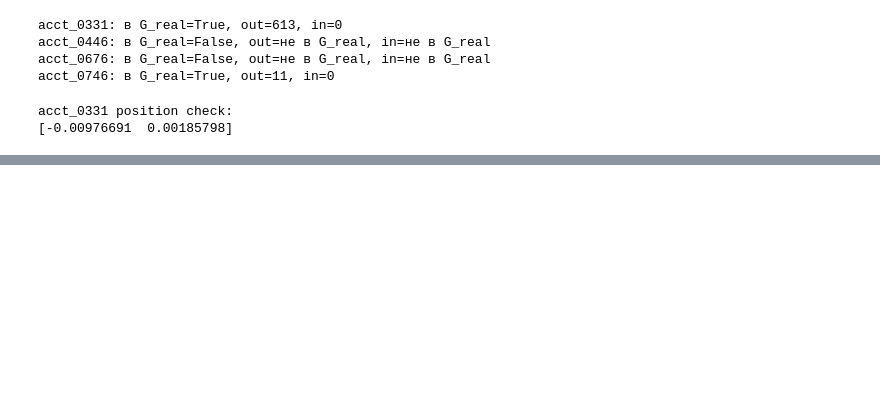
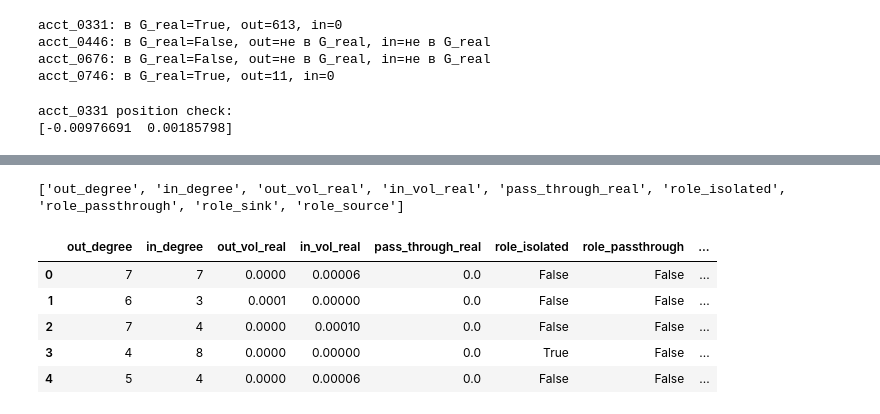
Before and after one commit to Grimb000/account-graph-analysis, a Jupyter notebook: notebook.ipynb, the cells around one changed output, grey strips where cells are left out. Drawn from its saved outputs; the diff is of its cells as text; code cells hidden in the pictures; blank space fills up the shorter version.

```diff
--- a/notebook.ipynb
+++ b/notebook.ipynb
@@ -298,0 +625,16 @@ acct_0331 position check:
+# %%
+role_dummies = pd.get_dummies(feat_df["role"], prefix="role")
+struct_feats = pd.concat([
+    feat_df[["out_degree", "in_degree", "out_vol_real", "in_vol_real", "pass_through_real"]],
+    role_dummies
+], axis=1)
+print(struct_feats.columns.tolist())
+struct_feats.head()
+# %% [output]
+['out_degree', 'in_degree', 'out_vol_real', 'in_vol_real', 'pass_through_real', 'role_isolated', 'role_passthrough', 'role_sink', 'role_source']
+|  | out_degree | in_degree | out_vol_real | in_vol_real | pass_through_real | role_isolated | role_passthrough | ... |
+| 0 | 7 | 7 | 0.0000 | 0.00006 | 0.0 | False | False | ... |
+| 1 | 6 | 3 | 0.0001 | 0.00000 | 0.0 | False | False | ... |
+| 2 | 7 | 4 | 0.0000 | 0.00010 | 0.0 | False | False | ... |
+| 3 | 4 | 8 | 0.0000 | 0.00000 | 0.0 | True | False | ... |
+| 4 | 5 | 4 | 0.0000 | 0.00006 | 0.0 | False | False | ... |
```
Also changed, not shown: parts of 35 cells of this notebook.
